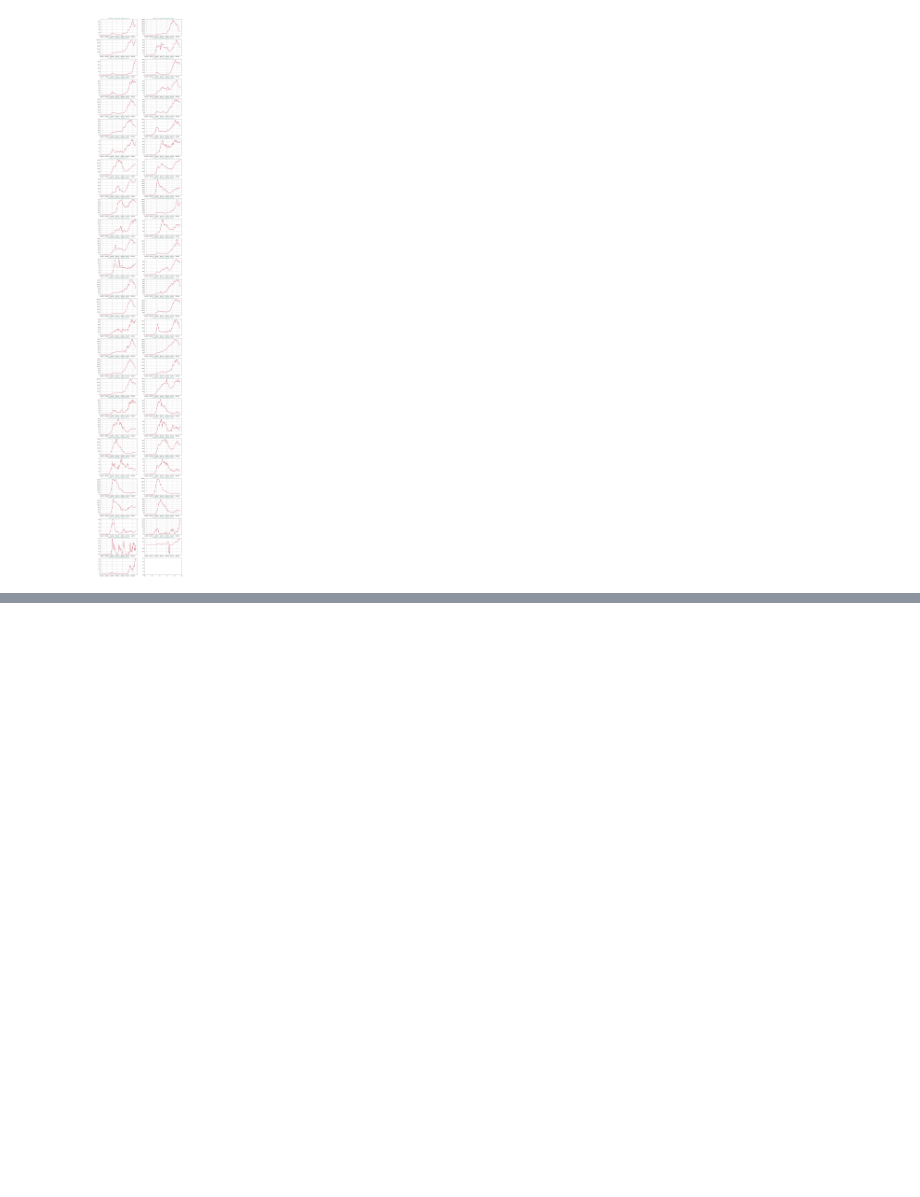
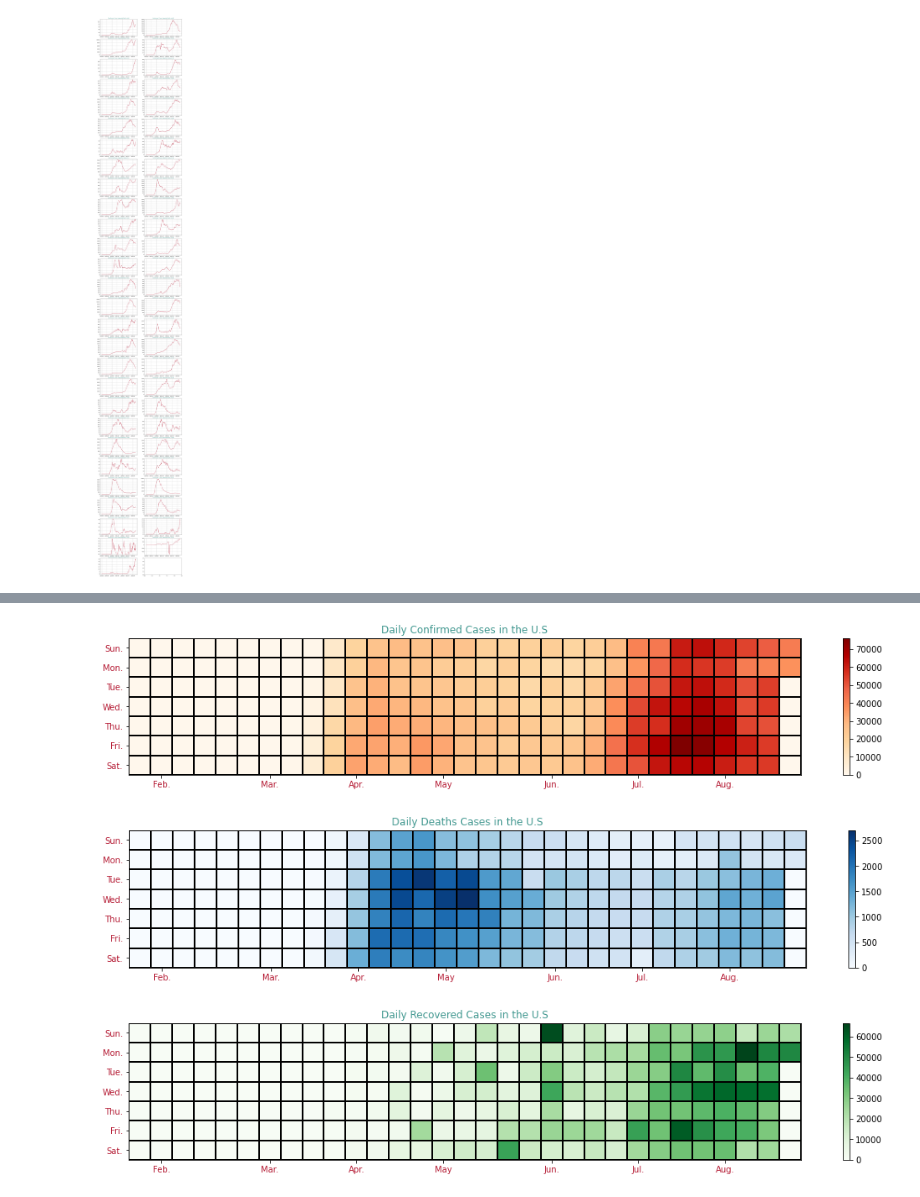
Before and after one commit to calldrj/COVID19.DataMining, a Jupyter notebook: COVID-19.Visualization.ipynb, the cells around one changed output, grey strips where cells are left out. Cells and saved outputs as stored; diff of their text form; code cells hidden in the pictures; blank space fills up the shorter version.

```diff
--- a/COVID-19.Visualization.ipynb
+++ b/COVID-19.Visualization.ipynb
@@ -125,0 +129,16 @@ plt.show()
+# %%
+daily_cases = {'OrRd': 'Confirmed', 'Blues': 'Deaths', 'Greens': 'Recovered'}
+
+for seq_color, case in daily_cases.items():
+    ax = cal.calendar_heatmap(df_us[case],
+                          seq_color=seq_color,
+                          edgecolor='k')
+    plt.title('Daily {} Cases in the U.S'.format(case), color=colors[2])
+    plt.colorbar()
+    plt.xticks(color=colors[0])
+    plt.yticks(color=colors[0])
+    plt.show()
+# %% [output]
+[figure, added]
+[figure, added]
+[figure, added]
```
Also changed, not shown: parts of 7 cells of this notebook.
